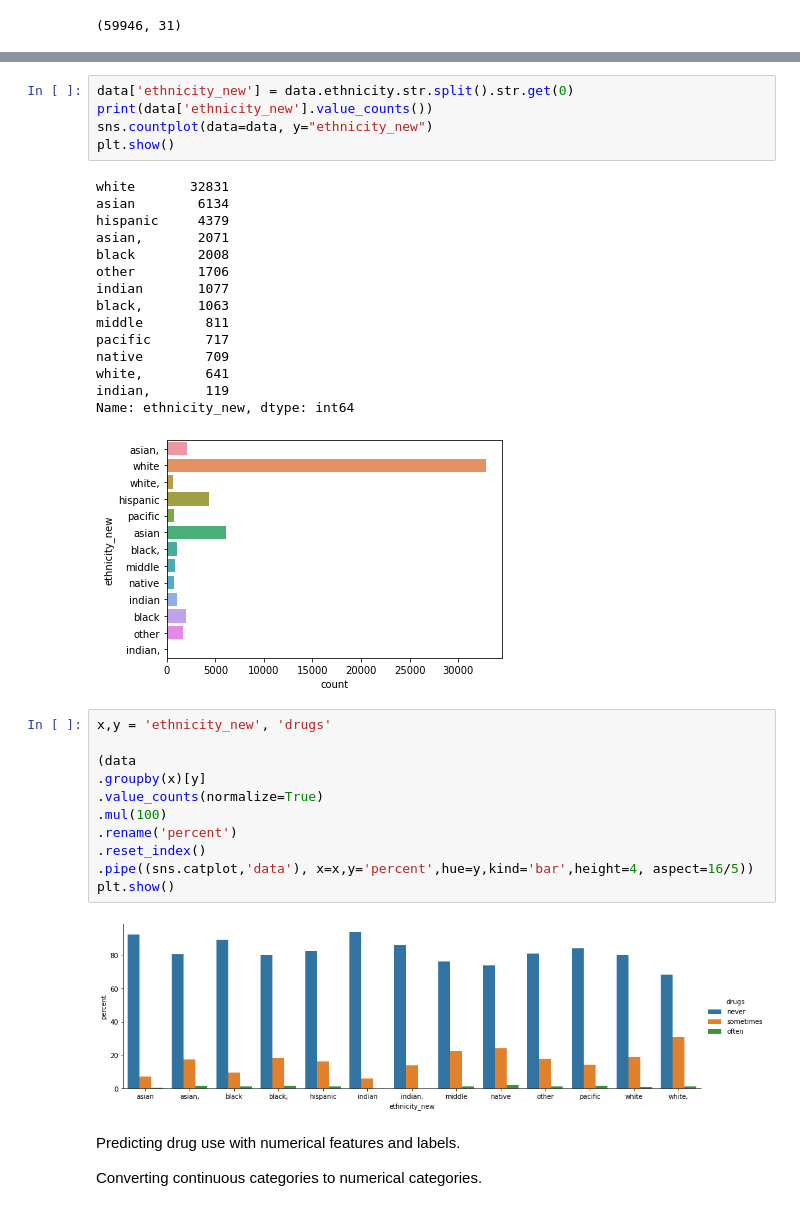
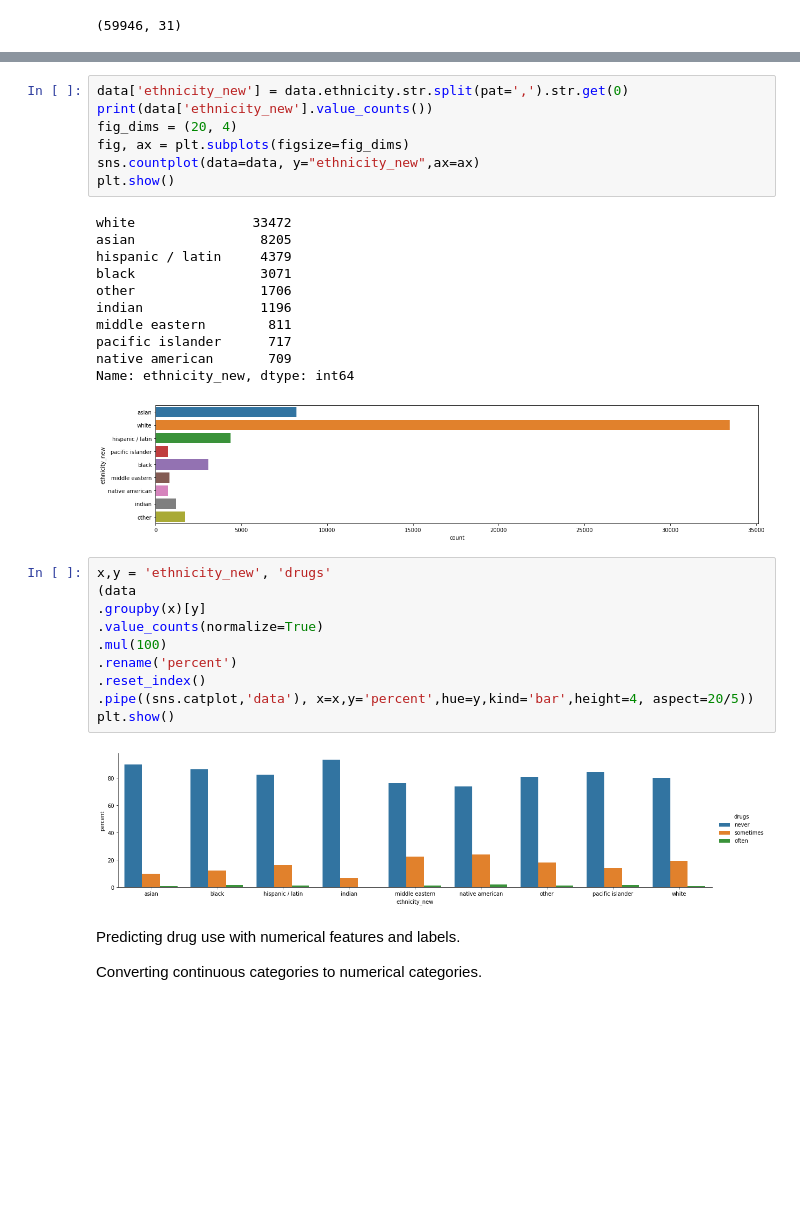
Before and after one commit to ClaudioLutz/okcupid-date-a-scientist-portfolio-project, a Jupyter notebook: date-a-scientist.ipynb, the cells around one changed output, grey strips where cells are left out. Drawn from its saved outputs; the diff is of its cells as text; blank space fills up the shorter version.

Commit message:
cleaned up ethnicity_new column

```diff
--- a/date-a-scientist.ipynb
+++ b/date-a-scientist.ipynb
@@ -121,37 +120,34 @@ plt.show()
 # %%
-data['ethnicity_new'] = data.ethnicity.str.split().str.get(0)
+data['ethnicity_new'] = data.ethnicity.str.split(pat=',').str.get(0)
 print(data['ethnicity_new'].value_counts())
-sns.countplot(data=data, y="ethnicity_new")
+fig_dims = (20, 4)
+fig, ax = plt.subplots(figsize=fig_dims)
+sns.countplot(data=data, y="ethnicity_new",ax=ax)
 plt.show()
 # %% [output]
-white       32831
-asian        6134
-hispanic     4379
-asian,       2071
-black        2008
-other        1706
-indian       1077
-black,       1063
-middle        811
-pacific       717
-native        709
-white,        641
-indian,       119
+white               33472
+asian                8205
+hispanic / latin     4379
+black                3071
+other                1706
+indian               1196
+middle eastern        811
+pacific islander      717
+native american       709
 Name: ethnicity_new, dtype: int64
-[figure, old version]
+[figure, new version]
 # %%
 x,y = 'ethnicity_new', 'drugs'
-
 (data
 .groupby(x)[y]
 .value_counts(normalize=True)
 .mul(100)
 .rename('percent')
 .reset_index()
-.pipe((sns.catplot,'data'), x=x,y='percent',hue=y,kind='bar',height=4, aspect=16/5))
+.pipe((sns.catplot,'data'), x=x,y='percent',hue=y,kind='bar',height=4, aspect=20/5))
 plt.show()
 # %% [output]
-[figure, old version]
+[figure, new version]
 # %% [markdown]
 Predicting drug use with numerical features and labels.
 
```
Also changed, not shown: parts of 13 cells of this notebook.
